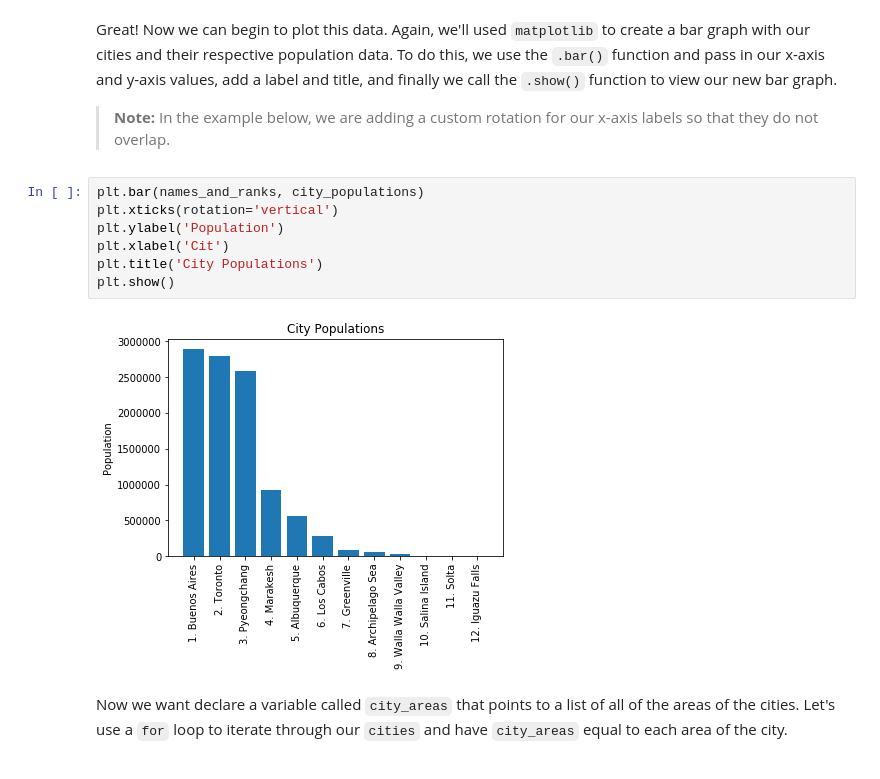
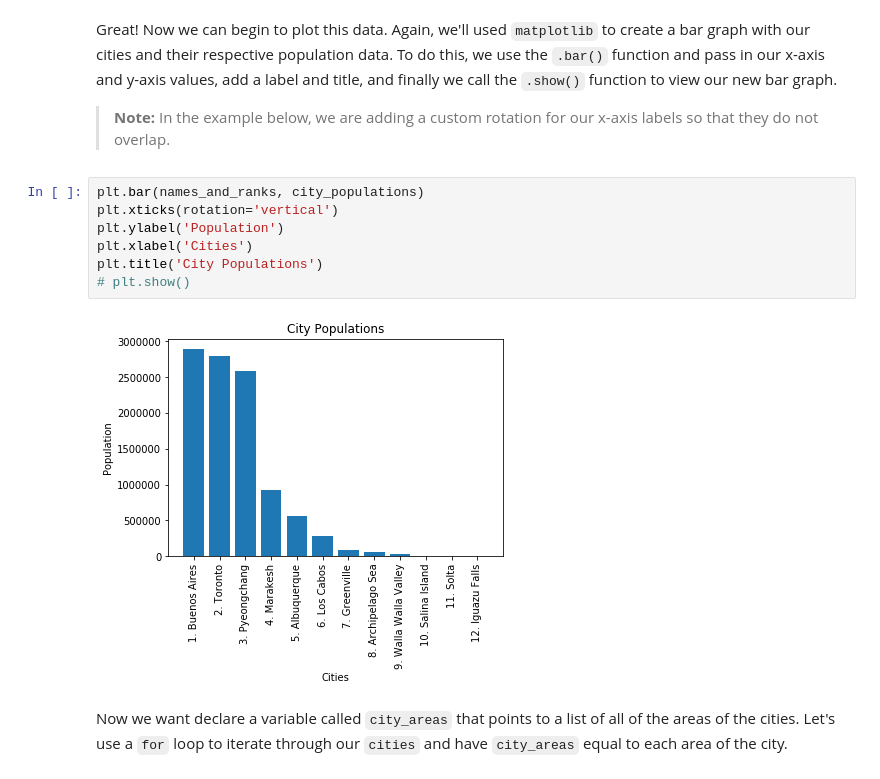
Before and after one commit to yoshinator/dsc-looping-over-collections-lab-staff, a Jupyter notebook: index.ipynb, the cells around one changed output. Drawn from its saved outputs; the diff is of its cells as text.

```diff
--- a/index.ipynb
+++ b/index.ipynb
@@ -160,12 +160,12 @@ Great! Now we can begin to plot this data. Again, we'll used `matplotlib` to cre
 # %%
 plt.bar(names_and_ranks, city_populations)
 plt.xticks(rotation='vertical')
 plt.ylabel('Population')
-plt.xlabel('Cit')
+plt.xlabel('Cities')
 plt.title('City Populations')
-plt.show()
+# plt.show()
 # %% [output]
-[figure, old version]
+[figure, new version]
 # %% [markdown]
 Now we want declare a variable called `city_areas` that points to a list of all of the areas of the cities.  Let's use a `for` loop to iterate through our `cities` and have `city_areas` equal to each area of the city.
 # %%
```
